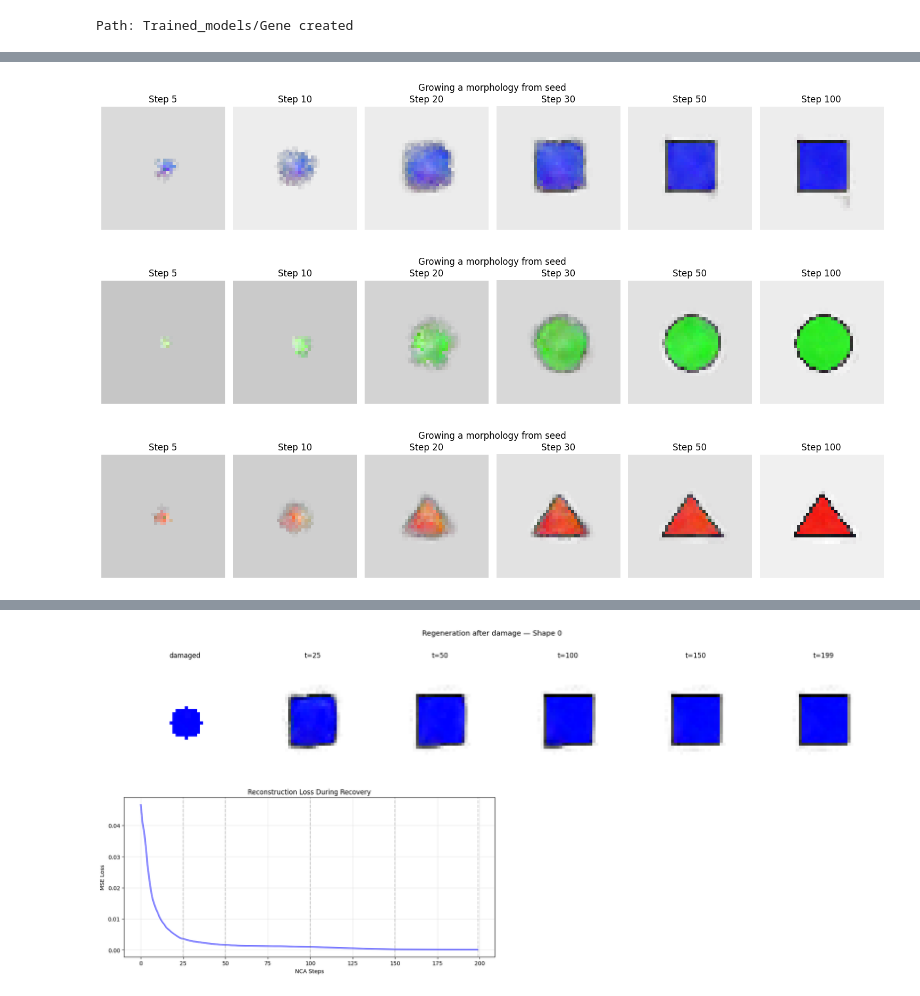
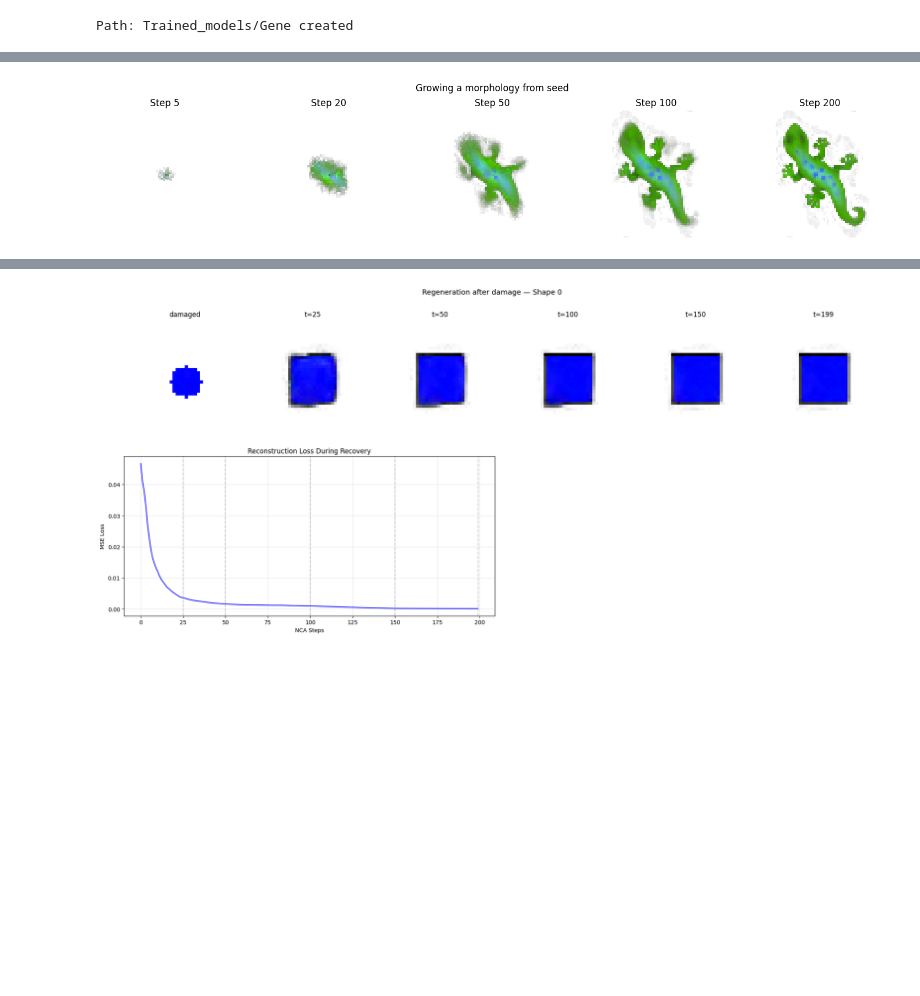
Before and after one commit to lshofsl/Advanced-topics-in-PoD-project-, a Jupyter notebook: EBM_NCA_baseline.ipynb, the cells around one changed output, grey strips where cells are left out. Drawn from its saved outputs; the diff is of its cells as text; code cells hidden in the pictures; blank space fills up the shorter version.

```diff
--- a/EBM_NCA_baseline.ipynb
+++ b/EBM_NCA_baseline.ipynb
@@ -647,36 +361,30 @@ Saved checkpoints at iteration 2500
 # %%
 ## Growing the morphology
-def visualize_growth(nca, seed, steps_to_show=[5, 10, 20, 30, 50, 100]):
-    x = seed.clone()
+def visualize_growth(nca, seed, steps_to_show=[5, 20, 50, 100, 200]):
+    x = torch.from_numpy(seed[None, ...]).to(DEVICE) if isinstance(seed, np.ndarray) else seed.to(DEVICE)
     fig, axes = plt.subplots(1, len(steps_to_show), figsize=(15, 3))
     fig.suptitle("Growing a morphology from seed")
 
     current_step = 0
     with torch.no_grad():
         for i, target_step in enumerate(steps_to_show):
             steps_needed = target_step - current_step
             for _ in range(steps_needed):
                 x = nca(x)
             current_step = target_step
 
-            # Show RGB channels
             img = x[0, :4].permute(1, 2, 0).cpu().numpy()
-            img = (img - img.min()) / (img.max() - img.min() + 1e-8)
+            img = np.clip(img, 0, 1)
             axes[i].imshow(img)
             axes[i].set_title(f"Step {target_step}")
             axes[i].axis("off")
 
     plt.tight_layout()
     plt.show()
 
-# Call it with a fresh seed
-visualize_growth(nca, seeds[0].unsqueeze(0).to(x.device))
-visualize_growth(nca, seeds[1].unsqueeze(0).to(x.device))
-visualize_growth(nca, seeds[2].unsqueeze(0).to(x.device))
+visualize_growth(nca, seed)
 # %% [output]
-[figure, old version]
+[figure, new version]
-[figure, removed]
-[figure, removed]
 # %%
 ## Damage experiments
 
```
Also changed, not shown: parts of 11 cells of this notebook.
